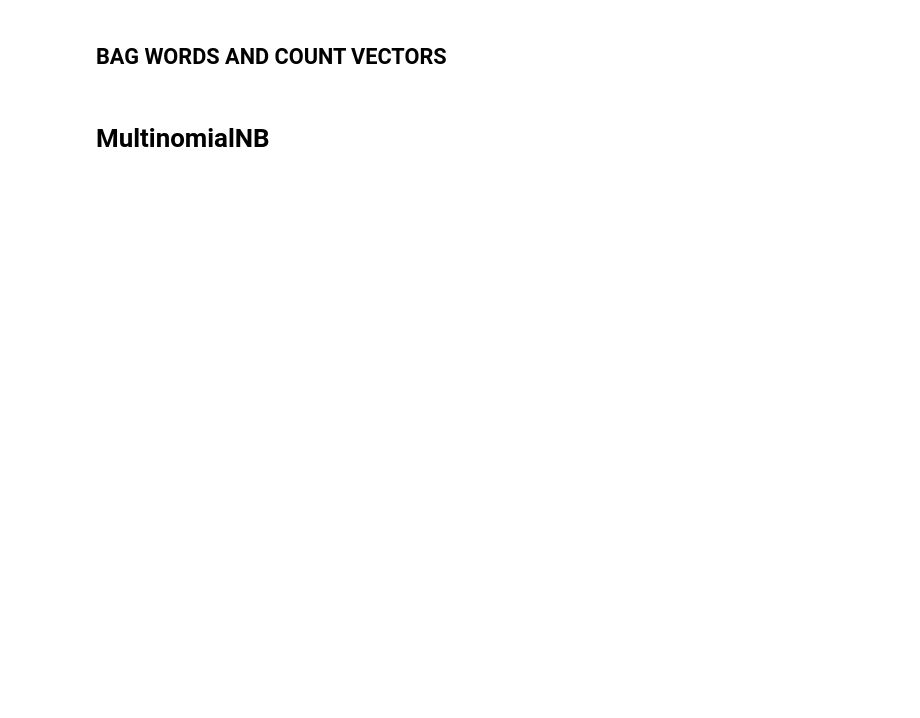
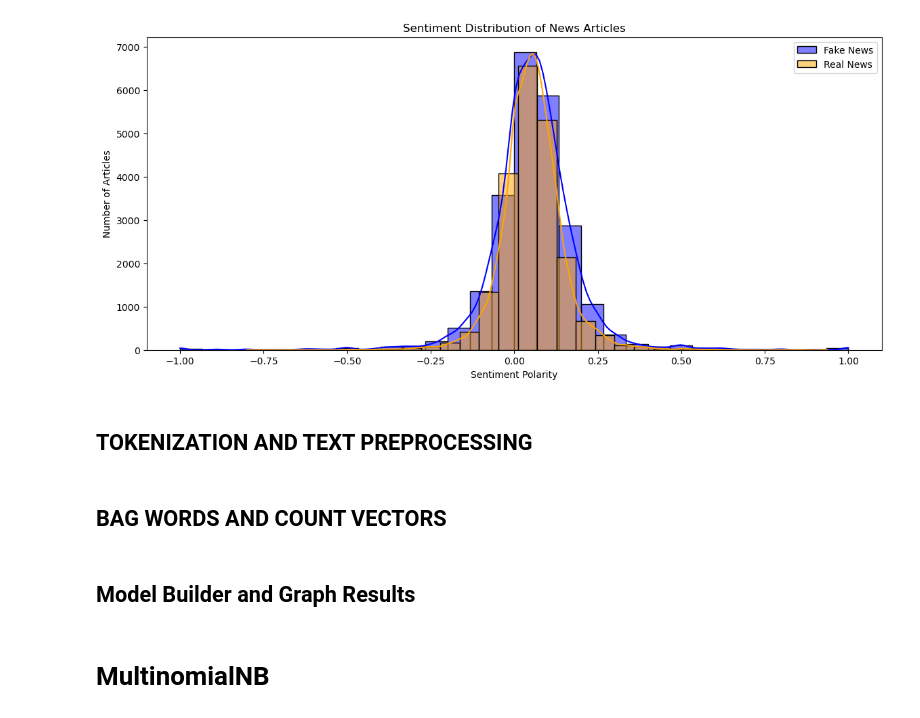
Before and after one commit to sapientexlabs/FAKENEWS_DEEPFAKE_DETECTION_SUITE, a Jupyter notebook: FYP_working.ipynb, the cells around one changed output. Drawn from its saved outputs; the diff is of its cells as text; code cells hidden in the pictures; blank space fills up the shorter version.

```diff
--- a/FYP_working.ipynb
+++ b/FYP_working.ipynb
@@ -173,3 +196,21 @@ plt.show()
+# %%
+plt.figure(figsize=(14, 6))
+
+# Plot sentiment for fake news
+sns.histplot(NewsData[NewsData['target'] == 'fake']['sentiment'], color='blue', label='Fake News', bins=30, kde=True)
+
+# Plot sentiment for real news
+sns.histplot(NewsData[NewsData['target'] == 'true']['sentiment'], color='Orange', label='Real News', bins=30, kde=True)
+
+plt.title('Sentiment Distribution of News Articles')
+plt.xlabel('Sentiment Polarity')
+plt.ylabel('Number of Articles')
+plt.legend()
+plt.show()
+# %% [output]
+[figure, added]
+# %% [markdown]
+## TOKENIZATION AND TEXT PREPROCESSING
 # %%
 port_S = PorterStemmer()
 array_= []
@@ -186,5 +227,3 @@ for i in range(0, len(NewsData_Adjusted)):
       text_adj = [port_S.stem(word) for word in text_adj if not word in stopwords.words('english')]
       text_adj = ' '.join(text_adj)
       array_.append(text_adj)
-# %% [markdown]
-## BAG WORDS AND COUNT VECTORS
@@ -195,0 +230,2 @@ y =NewsData_Adjusted['target']
+# %% [markdown]
+## BAG WORDS AND COUNT VECTORS
@@ -197,6 +238,8 @@ y =NewsData_Adjusted['target']
 X_train,X_test,y_train,y_test = train_test_split(X,y,test_size = 0.4,random_state = 0)
 # %%
 count_df = pd.DataFrame(X_train,columns = cv.get_feature_names_out())
+# %% [markdown]
+## Model Builder and Graph Results
 # %%
 def evaluate_classifier(classifier, X_train, y_train, X_test, y_test, heatmap_color='Blues'):
     classifier.fit(X_train, y_train)
```
Also changed, not shown: parts of 51 cells of this notebook.
